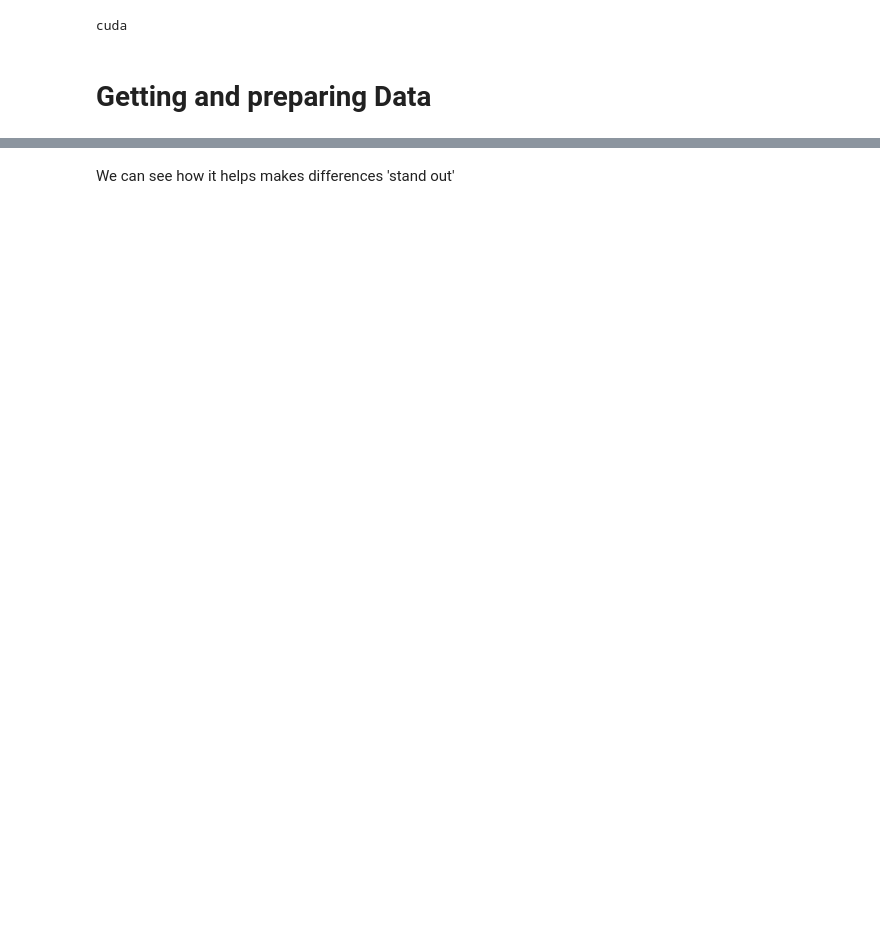
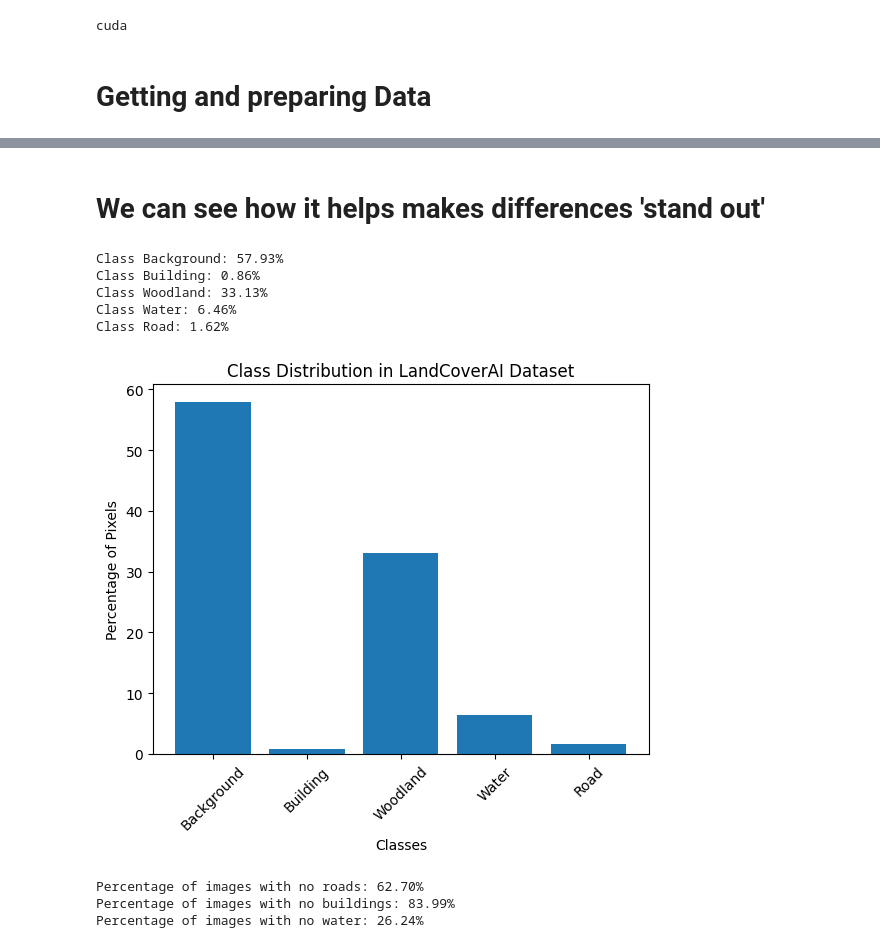
Before and after one commit to tangos974/ml4earth, a Jupyter notebook: data_explo.ipynb, the cells around one changed output, grey strips where cells are left out. Saved outputs shown, nothing was run; the diff lists cells and outputs as text; code cells hidden in the pictures; blank space fills up the shorter version.

Commit message:
Add class Distribution To data Explo

```diff
--- a/data_explo.ipynb
+++ b/data_explo.ipynb
@@ -182,2 +151,78 @@ Scaled Image Shape: torch.Size([3, 512, 512]) - Max: 0.7803921699523926 - Min: 0
 # %% [markdown]
-We can see how it helps makes differences 'stand out'
+# We can see how it helps makes differences 'stand out'
+# %%
+import torch
+from collections import defaultdict
+import matplotlib.pyplot as plt
+
+# Class names for visualization (assuming you have 5 classes)
+class_names = ["Background", "Building", "Woodland", "Water", "Road"]
+
+# Initialize a dictionary to count pixels per class
+class_counts = defaultdict(int)
+
+# Iterate through the entire dataset
+for i in range(len(train_dataset)):
+    sample = train_dataset[i]
+    mask = sample['mask']  # Assuming the mask is a key in the sample dictionary
+
+    # Count pixels for each class in the mask
+    for class_label in range(len(class_names)):
+        class_counts[class_label] += torch.sum(mask == class_label).item()
+
+# Total number of pixels
+total_pixels = sum(class_counts.values())
+
+# Calculate the distribution as a percentage
+class_distribution = {class_names[k]: (v / total_pixels) * 100 for k, v in class_counts.items()}
+
+# Display the distribution
+for class_name, percentage in class_distribution.items():
+    print(f"Class {class_name}: {percentage:.2f}%")
+
+# Optional: Visualize the distribution as a bar chart
+plt.bar(class_distribution.keys(), class_distribution.values())
+plt.xlabel('Classes')
+plt.ylabel('Percentage of Pixels')
+plt.title('Class Distribution in LandCoverAI Dataset')
+plt.xticks(rotation=45)
+plt.show()
+# %% [output]
+Class Background: 57.93%
+Class Building: 0.86%
+Class Woodland: 33.13%
+Class Water: 6.46%
+Class Road: 1.62%
+[figure, added]
+# %%
+no_road_images = 0
+no_building_images = 0
+no_water_images = 0
+
+# Loop through the dataset
+for i in range(len(train_dataset)):
+    sample = train_dataset[i]
+    mask = sample['mask']
+
+    # Check if any road, building, or water pixels exist
+    if torch.sum(mask == 1) == 0:
+        no_building_images += 1
+    if torch.sum(mask == 2) == 0:
+        no_water_images += 1
+    if torch.sum(mask == 4) == 0:
+        no_road_images += 1
+
+# Calculate the percentage of images for each class
+total_images = len(train_dataset)
+no_road_percentage = (no_road_images / total_images) * 100
+no_building_percentage = (no_building_images / total_images) * 100
+no_water_percentage = (no_water_images / total_images) * 100
+
+# Display the results
+print(f"Percentage of images with no roads: {no_road_percentage:.2f}%")
+print(f"Percentage of images with no buildings: {no_building_percentage:.2f}%")
+print(f"Percentage of images with no water: {no_water_percentage:.2f}%")
+# %% [output]
+Percentage of images with no roads: 62.70%
+Percentage of images with no buildings: 83.99%
+Percentage of images with no water: 26.24%
```
Also changed, not shown: parts of 10 cells of this notebook, 1 other file.
